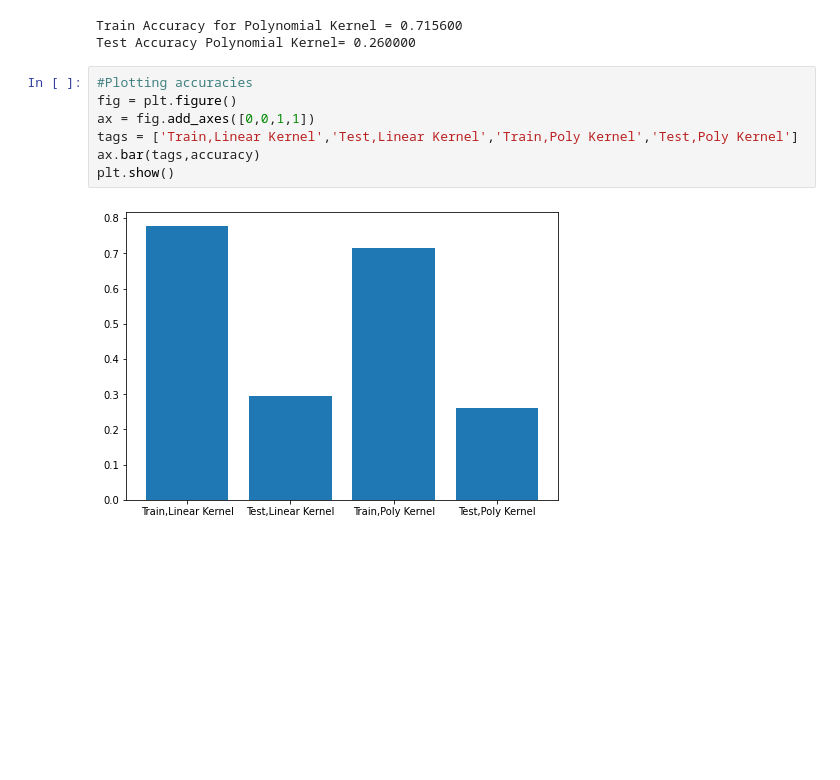
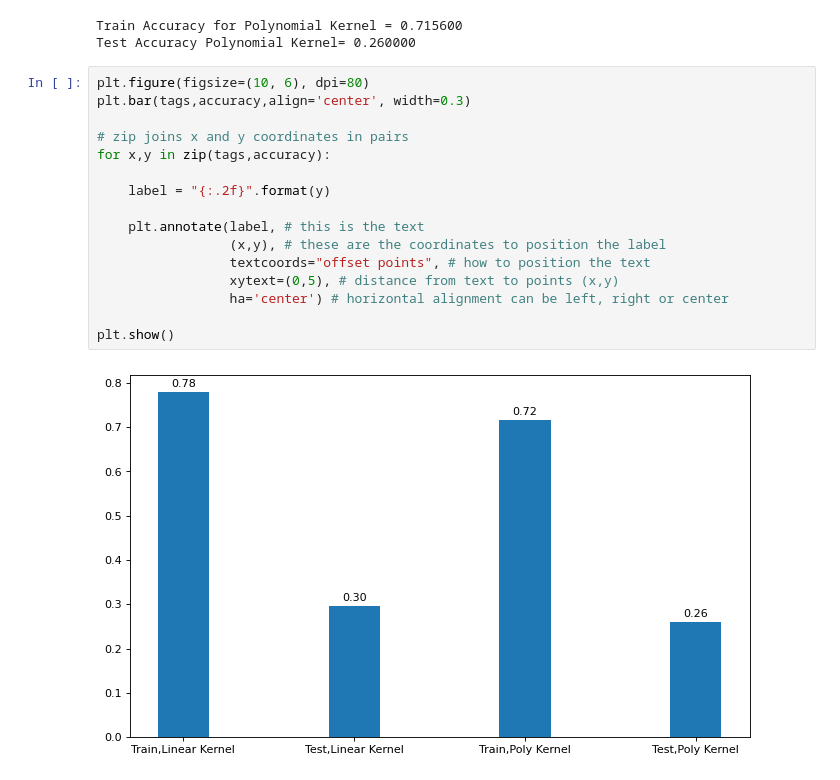
Before and after one commit to jdpratik/CIFAR-10-Dataset-Analysis-and-Prediction, a Jupyter notebook: SVM_implementation.ipynb, the cells around one changed output. Saved outputs shown, nothing was run; the diff lists cells and outputs as text; blank space fills up the shorter version.

```diff
--- a/SVM_implementation.ipynb
+++ b/SVM_implementation.ipynb
@@ -238,12 +237,21 @@ print('Test Accuracy Polynomial Kernel= {0:f}'.format(test_acc_poly))
 # %% [output]
 Train Accuracy for Polynomial Kernel = 0.715600
 Test Accuracy Polynomial Kernel= 0.260000
-# %%
-#Plotting accuracies
-fig = plt.figure()
-ax = fig.add_axes([0,0,1,1])
-tags = ['Train,Linear Kernel','Test,Linear Kernel','Train,Poly Kernel','Test,Poly Kernel']
-ax.bar(tags,accuracy)
-plt.show()
-# %% [output]
-[figure, removed]
+# %%
+plt.figure(figsize=(10, 6), dpi=80)
+plt.bar(tags,accuracy,align='center', width=0.3)
+
+# zip joins x and y coordinates in pairs
+for x,y in zip(tags,accuracy):
+
+    label = "{:.2f}".format(y)
+
+    plt.annotate(label, # this is the text
+                 (x,y), # these are the coordinates to position the label
+                 textcoords="offset points", # how to position the text
+                 xytext=(0,5), # distance from text to points (x,y)
+                 ha='center') # horizontal alignment can be left, right or center
+
+plt.show()
+# %% [output]
+[figure, added]
```
Also changed, not shown: parts of 2 cells of this notebook, 2 other files.
